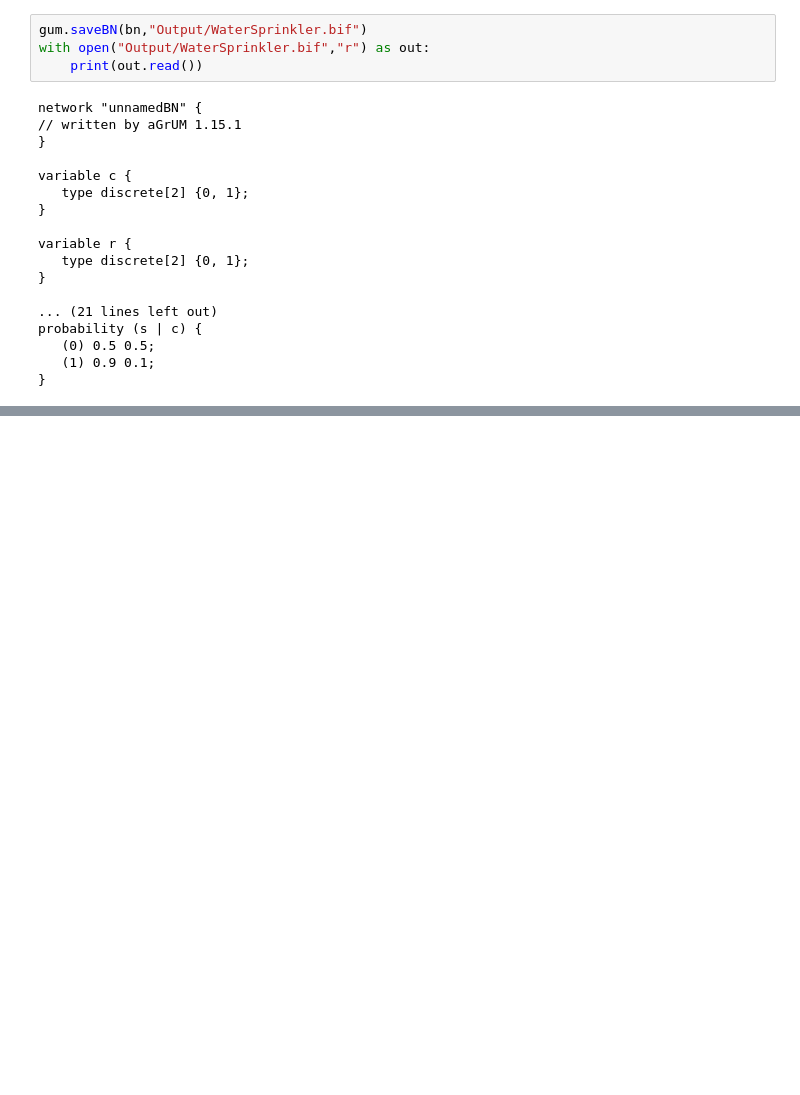
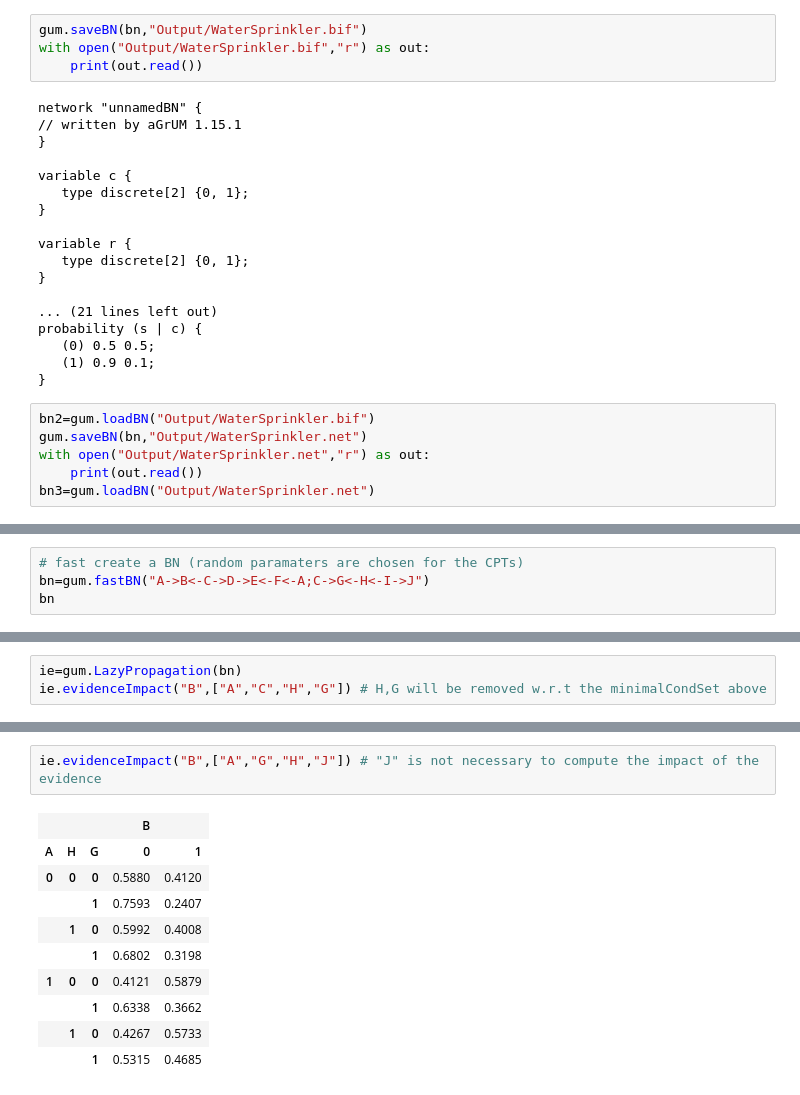
Before and after one commit to richietaylor/WaveWiseBN, a Jupyter notebook: explorations.ipynb, the cells around one changed output, grey strips where cells are left out. Cells and saved outputs as stored; diff of their text form; blank space fills up the shorter version.

```diff
--- a/explorations.ipynb
+++ b/explorations.ipynb
@@ -136,3 +136,9 @@ probability (s | c) {
    (0) 0.5 0.5;
    (1) 0.9 0.1;
 }
+# %%
+bn2=gum.loadBN("Output/WaterSprinkler.bif")
+gum.saveBN(bn,"Output/WaterSprinkler.net")
+with open("Output/WaterSprinkler.net","r") as out:
+    print(out.read())
+bn3=gum.loadBN("Output/WaterSprinkler.net")
@@ -138,0 +222,4 @@ probability (s | c) {
+# %%
+# fast create a BN (random paramaters are chosen for the CPTs)
+bn=gum.fastBN("A->B<-C->D->E<-F<-A;C->G<-H<-I->J")
+bn
@@ -138,0 +288,3 @@ probability (s | c) {
+# %%
+ie=gum.LazyPropagation(bn)
+ie.evidenceImpact("B",["A","C","H","G"]) # H,G will be removed w.r.t the minimalCondSet above
@@ -138,0 +298,13 @@ probability (s | c) {
+# %%
+ie.evidenceImpact("B",["A","G","H","J"]) # "J" is not necessary to compute the impact of the evidence
+# %% [output]
+|  |  |  | B |  |
+| A | H | G | 0 | 1 |
+| 0 | 0 | 0 | 0.5880 | 0.4120 |
+|  |  | 1 | 0.7593 | 0.2407 |
+|  | 1 | 0 | 0.5992 | 0.4008 |
+|  |  | 1 | 0.6802 | 0.3198 |
+| 1 | 0 | 0 | 0.4121 | 0.5879 |
+|  |  | 1 | 0.6338 | 0.3662 |
+|  | 1 | 0 | 0.4267 | 0.5733 |
+|  |  | 1 | 0.5315 | 0.4685 |
```
Also changed, not shown: parts of 21 cells of this notebook.
